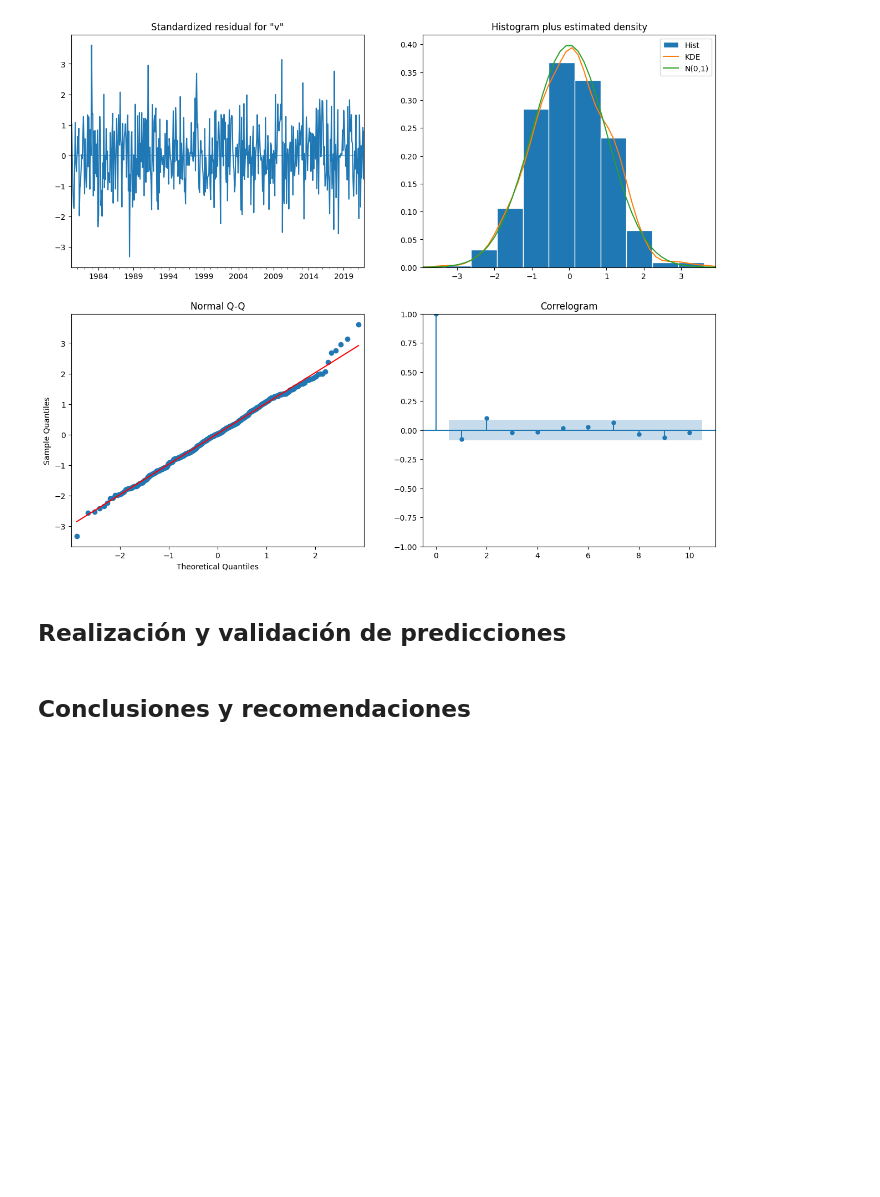
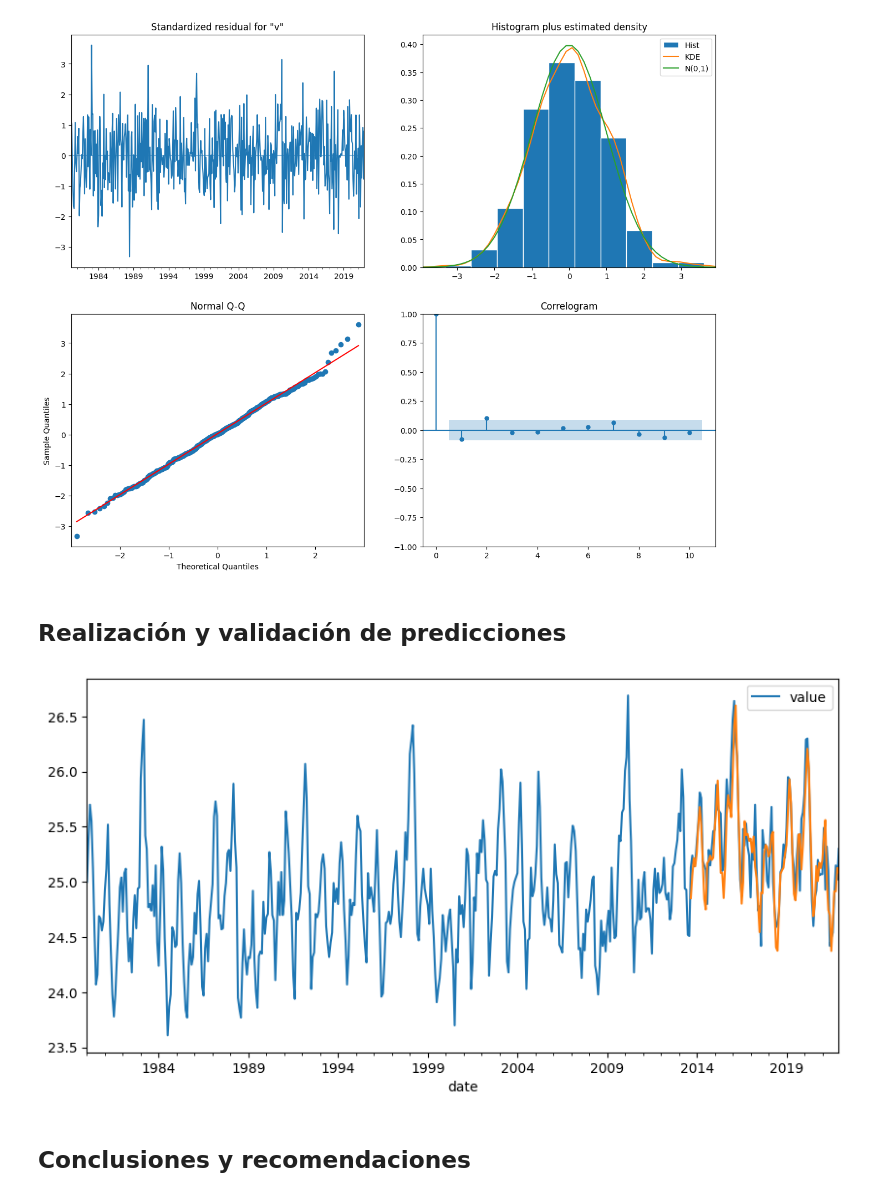
Before and after one commit to fv00/presentacion-forecasting, a Jupyter notebook: narrativa.ipynb, the cells around one changed output. Saved outputs shown, nothing was run; the diff lists cells and outputs as text; code cells hidden in the pictures; blank space fills up the shorter version.

Commit message:
Grafico ajuste modelo

```diff
--- a/narrativa.ipynb
+++ b/narrativa.ipynb
@@ -266,5 +266,18 @@ plt.show()
 [figure]
 # %% [markdown]
 ## Realización y validación de predicciones
+# %%
+forecast = modeloBIC.get_prediction(start=-100)
+mean_forecast = forecast.predicted_mean
+# %%
+fig, axis = plt.subplots(1,1, figsize=(10,5))
+
+# Primer grafica
+temperaturas.plot(ax=axis)
+# Segunda grafica
+mean_forecast.plot(ax=axis)
+plt.show()
+# %% [output]
+[figure, added]
 # %% [markdown]
 ## Conclusiones y recomendaciones
```
